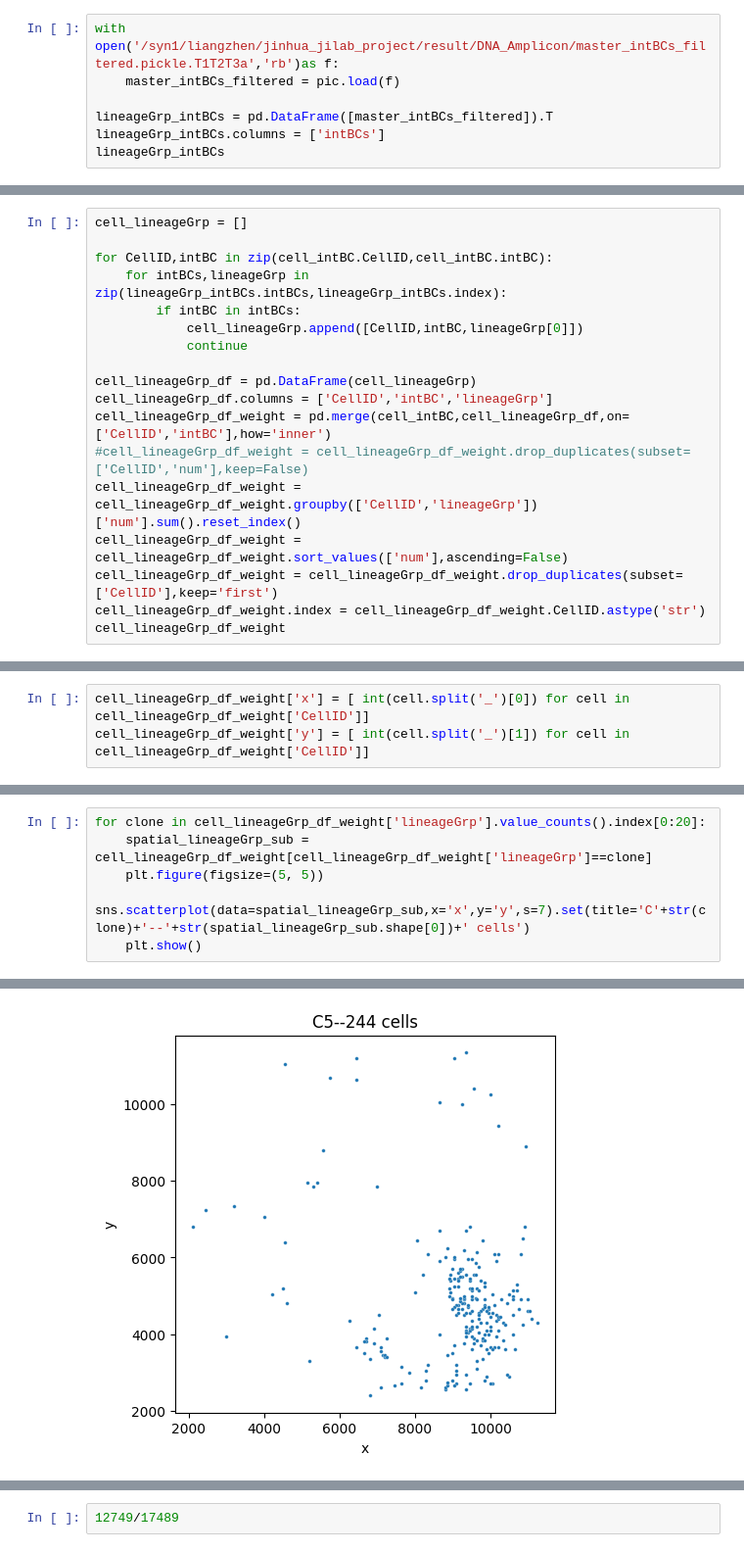
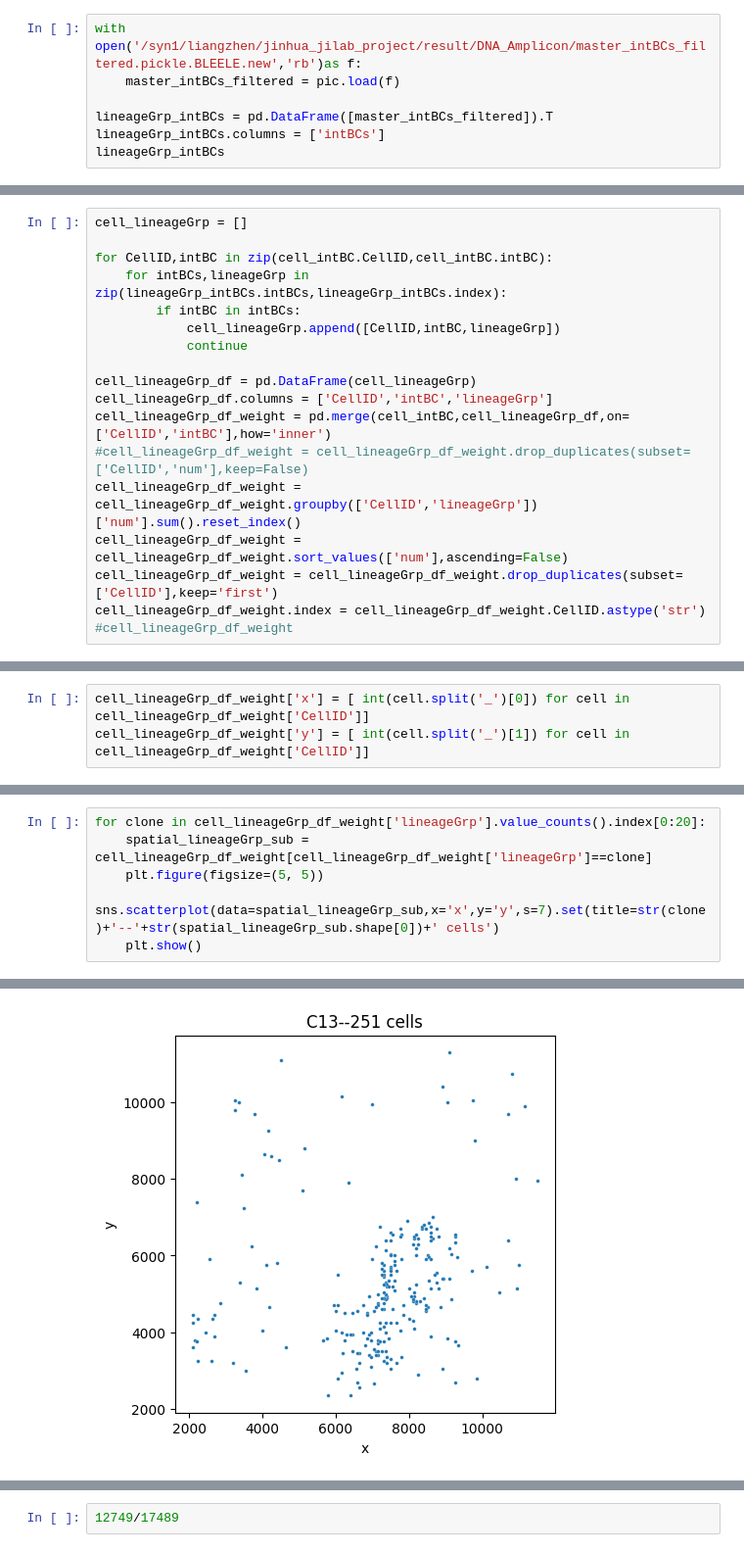
Before and after one commit to liangzhenhou/eTRACER, a Jupyter notebook: LineageTracing/spatial/step04_clone_detection_and_allele_table_generation.ipynb, the cells around one changed output, grey strips where cells are left out. Shown at 98% size. Saved outputs shown, nothing was run; the diff lists cells and outputs as text.

```diff
--- a/LineageTracing/spatial/step04_clone_detection_and_allele_table_generation.ipynb
+++ b/LineageTracing/spatial/step04_clone_detection_and_allele_table_generation.ipynb
@@ -260,5 +263,5 @@ Text(0, 0.5, 'Number of cells')
 # %%
-with open('/syn1/liangzhen/jinhua_jilab_project/result/DNA_Amplicon/master_intBCs_filtered.pickle.T1T2T3a','rb')as f:
+with open('/syn1/liangzhen/jinhua_jilab_project/result/DNA_Amplicon/master_intBCs_filtered.pickle.BLEELE.new','rb')as f:
     master_intBCs_filtered = pic.load(f)
 
 lineageGrp_intBCs = pd.DataFrame([master_intBCs_filtered]).T
@@ -319,7 +322,7 @@ cell_lineageGrp = []
 for CellID,intBC in zip(cell_intBC.CellID,cell_intBC.intBC):
     for intBCs,lineageGrp in zip(lineageGrp_intBCs.intBCs,lineageGrp_intBCs.index):
         if intBC in intBCs:
-            cell_lineageGrp.append([CellID,intBC,lineageGrp[0]])
+            cell_lineageGrp.append([CellID,intBC,lineageGrp])
             continue
 
 cell_lineageGrp_df = pd.DataFrame(cell_lineageGrp)
@@ -330,4 +333,4 @@ cell_lineageGrp_df_weight = cell_lineageGrp_df_weight.groupby(['CellID','lineage
 cell_lineageGrp_df_weight = cell_lineageGrp_df_weight.sort_values(['num'],ascending=False)
 cell_lineageGrp_df_weight = cell_lineageGrp_df_weight.drop_duplicates(subset=['CellID'],keep='first')
 cell_lineageGrp_df_weight.index = cell_lineageGrp_df_weight.CellID.astype('str')
-cell_lineageGrp_df_weight
+#cell_lineageGrp_df_weight
@@ -376,6 +350,6 @@ cell_lineageGrp_df_weight
 for clone in cell_lineageGrp_df_weight['lineageGrp'].value_counts().index[0:20]:
     spatial_lineageGrp_sub = cell_lineageGrp_df_weight[cell_lineageGrp_df_weight['lineageGrp']==clone]
     plt.figure(figsize=(5, 5))
-    sns.scatterplot(data=spatial_lineageGrp_sub,x='x',y='y',s=7).set(title='C'+str(clone)+'--'+str(spatial_lineageGrp_sub.shape[0])+' cells')
+    sns.scatterplot(data=spatial_lineageGrp_sub,x='x',y='y',s=7).set(title=str(clone)+'--'+str(spatial_lineageGrp_sub.shape[0])+' cells')
     plt.show()
 # %% [output]
@@ -388 +362 @@ for clone in cell_lineageGrp_df_weight['lineageGrp'].value_counts().index[0:20]:
-[figure, old version]
+[figure, new version]
```
Also changed, not shown: parts of 8 cells of this notebook.
